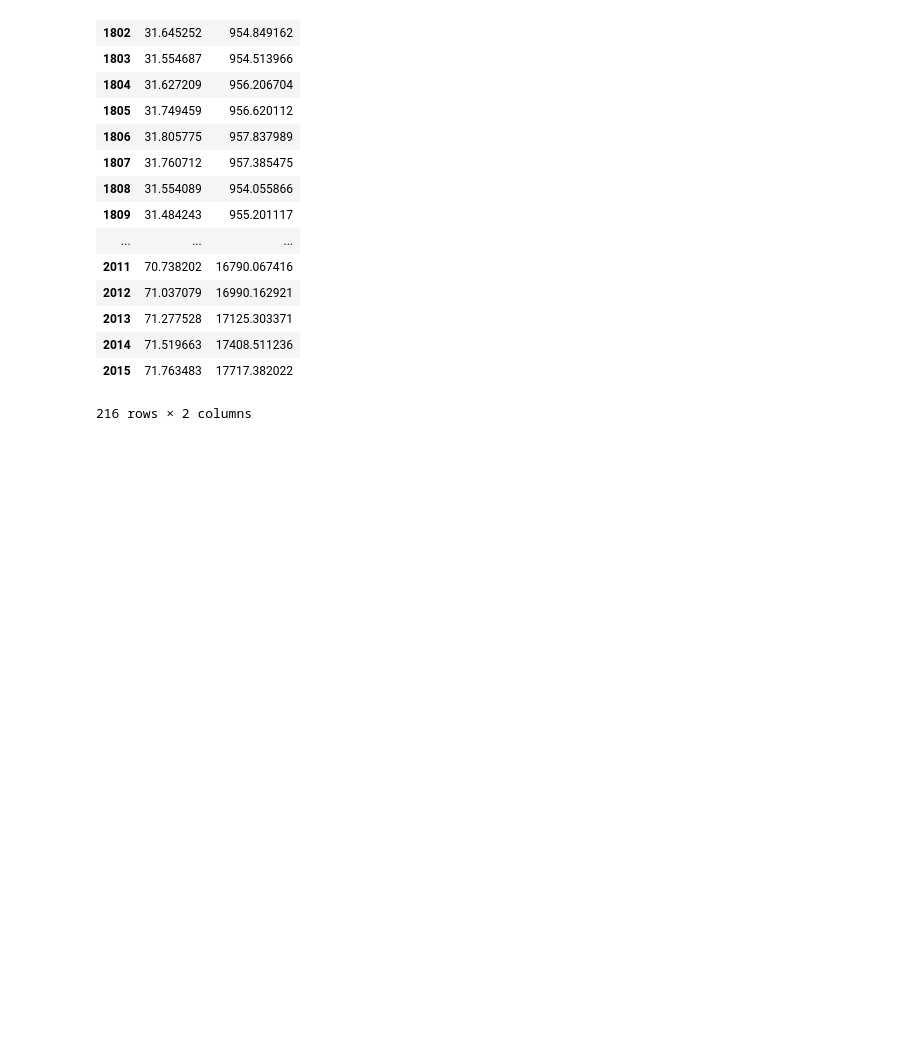
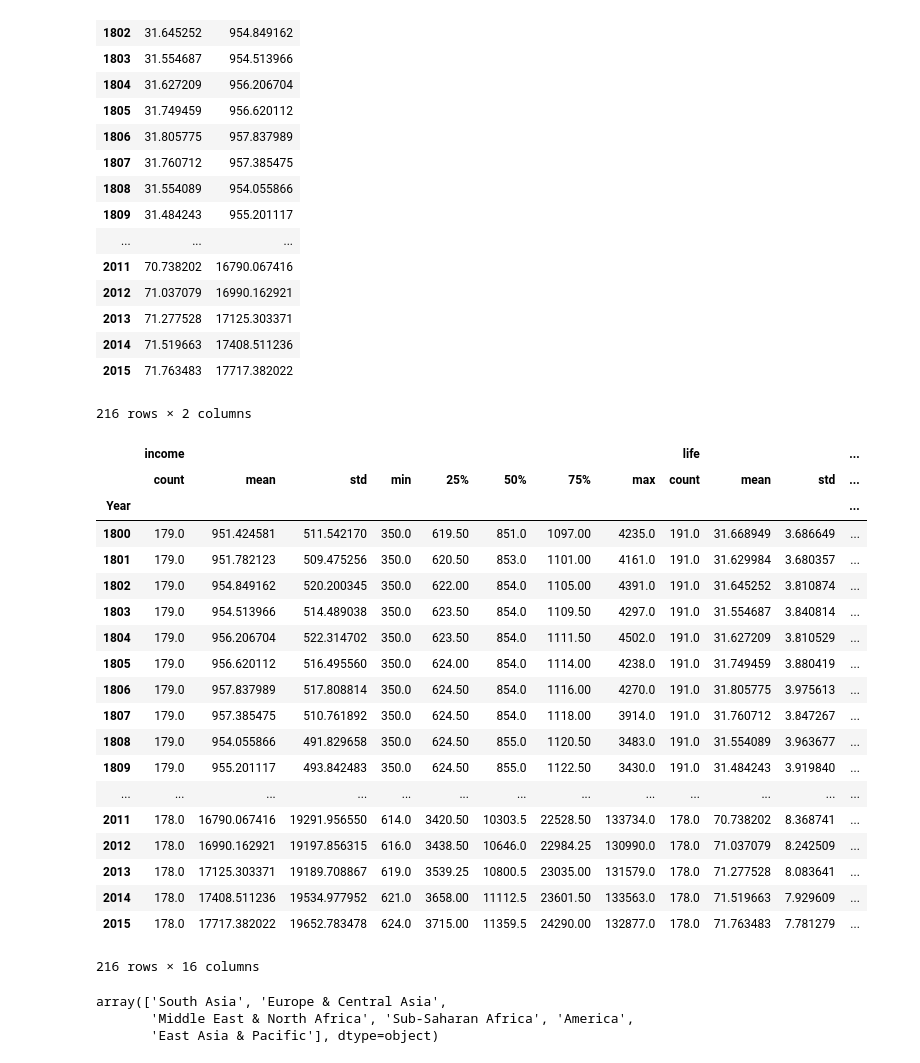
Before and after one commit to HardPlant/TIL, a Jupyter notebook: Tacademy/D3_Data_Visual/01.pandas_exercise.ipynb, the cells around one changed output. Saved outputs shown, nothing was run; the diff lists cells and outputs as text; code cells hidden in the pictures; blank space fills up the shorter version.

```diff
--- a/Tacademy/D3_Data_Visual/01.pandas_exercise.ipynb
+++ b/Tacademy/D3_Data_Visual/01.pandas_exercise.ipynb
@@ -298,3 +298,32 @@ by_year.mean()
 | 2014 | 71.519663 | 17408.511236 |
 | 2015 | 71.763483 | 17717.382022 |
 216 rows × 2 columns
+# %%
+by_year.describe()
+# %% [output]
+|  | income |  |  |  |  |  |  |  | life |  |  | ... |
+|  | count | mean | std | min | 25% | 50% | 75% | max | count | mean | std | ... |
+| Year |  |  |  |  |  |  |  |  |  |  |  | ... |
+| 1800 | 179.0 | 951.424581 | 511.542170 | 350.0 | 619.50 | 851.0 | 1097.00 | 4235.0 | 191.0 | 31.668949 | 3.686649 | ... |
+| 1801 | 179.0 | 951.782123 | 509.475256 | 350.0 | 620.50 | 853.0 | 1101.00 | 4161.0 | 191.0 | 31.629984 | 3.680357 | ... |
+| 1802 | 179.0 | 954.849162 | 520.200345 | 350.0 | 622.00 | 854.0 | 1105.00 | 4391.0 | 191.0 | 31.645252 | 3.810874 | ... |
+| 1803 | 179.0 | 954.513966 | 514.489038 | 350.0 | 623.50 | 854.0 | 1109.50 | 4297.0 | 191.0 | 31.554687 | 3.840814 | ... |
+| 1804 | 179.0 | 956.206704 | 522.314702 | 350.0 | 623.50 | 854.0 | 1111.50 | 4502.0 | 191.0 | 31.627209 | 3.810529 | ... |
+| 1805 | 179.0 | 956.620112 | 516.495560 | 350.0 | 624.00 | 854.0 | 1114.00 | 4238.0 | 191.0 | 31.749459 | 3.880419 | ... |
+| 1806 | 179.0 | 957.837989 | 517.808814 | 350.0 | 624.50 | 854.0 | 1116.00 | 4270.0 | 191.0 | 31.805775 | 3.975613 | ... |
+| 1807 | 179.0 | 957.385475 | 510.761892 | 350.0 | 624.50 | 854.0 | 1118.00 | 3914.0 | 191.0 | 31.760712 | 3.847267 | ... |
+| 1808 | 179.0 | 954.055866 | 491.829658 | 350.0 | 624.50 | 855.0 | 1120.50 | 3483.0 | 191.0 | 31.554089 | 3.963677 | ... |
+| 1809 | 179.0 | 955.201117 | 493.842483 | 350.0 | 624.50 | 855.0 | 1122.50 | 3430.0 | 191.0 | 31.484243 | 3.919840 | ... |
+| ... | ... | ... | ... | ... | ... | ... | ... | ... | ... | ... | ... | ... |
+| 2011 | 178.0 | 16790.067416 | 19291.956550 | 614.0 | 3420.50 | 10303.5 | 22528.50 | 133734.0 | 178.0 | 70.738202 | 8.368741 | ... |
+| 2012 | 178.0 | 16990.162921 | 19197.856315 | 616.0 | 3438.50 | 10646.0 | 22984.25 | 130990.0 | 178.0 | 71.037079 | 8.242509 | ... |
+| 2013 | 178.0 | 17125.303371 | 19189.708867 | 619.0 | 3539.25 | 10800.5 | 23035.00 | 131579.0 | 178.0 | 71.277528 | 8.083641 | ... |
+| 2014 | 178.0 | 17408.511236 | 19534.977952 | 621.0 | 3658.00 | 11112.5 | 23601.50 | 133563.0 | 178.0 | 71.519663 | 7.929609 | ... |
+| 2015 | 178.0 | 17717.382022 | 19652.783478 | 624.0 | 3715.00 | 11359.5 | 24290.00 | 132877.0 | 178.0 | 71.763483 | 7.781279 | ... |
+216 rows × 16 columns
+# %%
+df['region'].unique()
+# %% [output]
+array(['South Asia', 'Europe & Central Asia',
+       'Middle East & North Africa', 'Sub-Saharan Africa', 'America',
+       'East Asia & Pacific'], dtype=object)
```
Also changed, not shown: 1 other file.
